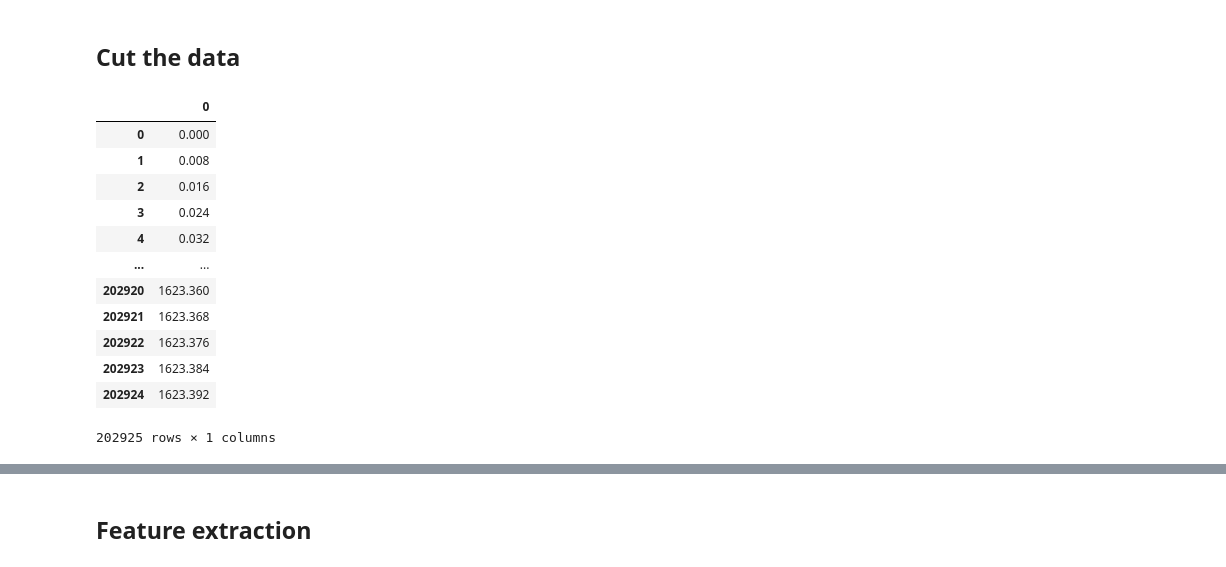
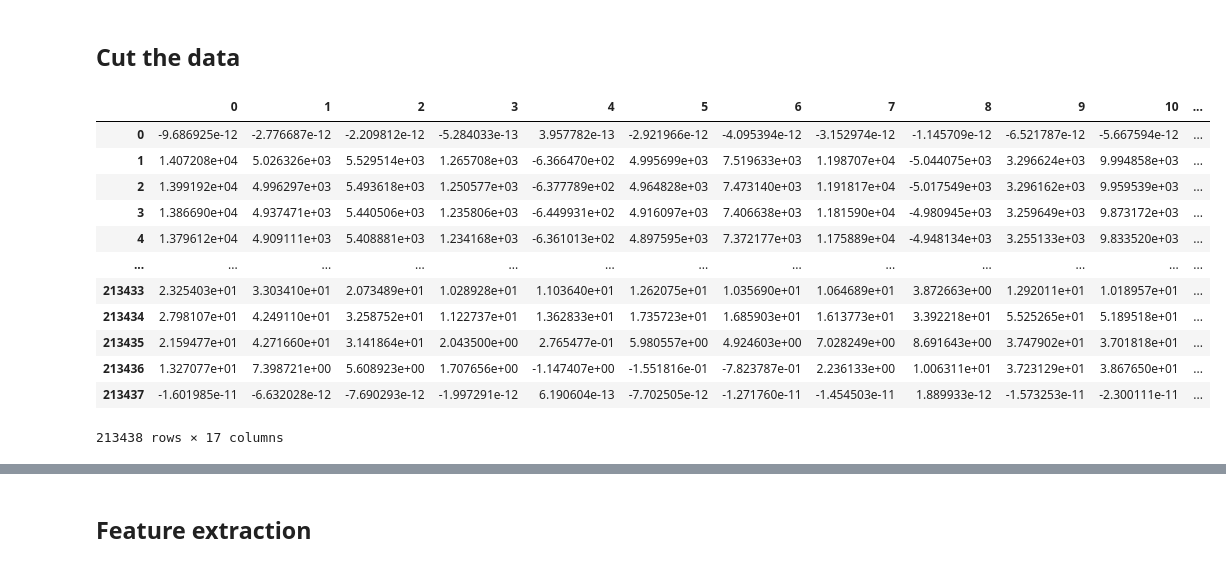
Before and after one commit to davidvblumenthal/nourriture_cEEG, a Jupyter notebook: EEG-Preprocessing-Template.ipynb, the cells around one changed output, grey strips where cells are left out. Drawn from its saved outputs; the diff is of its cells as text; code cells hidden in the pictures.

```diff
--- a/EEG-Preprocessing-Template.ipynb
+++ b/EEG-Preprocessing-Template.ipynb
@@ -31,7 +31,7 @@ eeg_list = ['time', 'L1', 'L2', 'L3', 'L4', 'L7', 'L8', 'L9', 'L10', 'R1', 'R2',
 #     for txt in folder.glob("*.txt")
 # ])
 # df
-df = pd.read_csv('eeg_data/OpenBCI-RAW-2021-12-20_12-39-23_edited.txt',header=[0],sep=',')
+df = pd.read_csv('eeg_data/Lukas.txt',header=[0],sep=',')
 # %%
 df.drop('Sample Index', axis=1)
 # %% [output]
@@ -62,8 +62,8 @@ Index(['Sample Index', ' EXG Channel 0', ' EXG Channel 1', ' EXG Channel 2',
        ' Timestamp', ' Other.7', ' Timestamp (Formatted)'],
       dtype='object')
 # %%
-df = df[[' Timestamp', ' EXG Channel 0', ' EXG Channel 1', ' EXG Channel 2', ' EXG Channel 3', ' EXG Channel 4', ' EXG Channel 5', ' EXG Channel 6', ' EXG Channel 7', ' EXG Channel 8', ' EXG Channel 9', ' EXG Channel 10', ' EXG Channel 11', ' EXG Channel 12', ' EXG Channel 13', ' EXG Channel 14', ' EXG Channel 15']]
-eeg_df = df.set_axis(eeg_list, axis=1, inplace=False)
+prepared_df = df[[' Timestamp', ' EXG Channel 0', ' EXG Channel 1', ' EXG Channel 2', ' EXG Channel 3', ' EXG Channel 4', ' EXG Channel 5', ' EXG Channel 6', ' EXG Channel 7', ' EXG Channel 8', ' EXG Channel 9', ' EXG Channel 10', ' EXG Channel 11', ' EXG Channel 12', ' EXG Channel 13', ' EXG Channel 14', ' EXG Channel 15']]
+eeg_df = prepared_df.set_axis(eeg_list, axis=1, inplace=False)
 # %%
 eeg_df
 # %% [output]
@@ -180,22 +182,26 @@ Interpolating 4 sensors
 # %%
 # Here you need to figure out now, how to extract the data per experiment condition/phase,
 # that you would like to extract features for;
 # Your goal is to get timestamps for when a part of the experiment started and when it ended.
 
 # Some information that you might need here
 # - You can use raw.get_data() to get to the cleaned signals and raw.times to get the now relative timestamps
 # - You can also combine raw.get_data() with your original timestamps that you have in the .txt file
+df1 = pd.DataFrame(raw.get_data())
+df1 = df1.transpose()
+df1[" Timestamp (Formatted)"] = df[" Timestamp (Formatted)"]
+df1
 # %% [output]
-|  | 0 |
-| 0 | 0.000 |
-| 1 | 0.008 |
-| 2 | 0.016 |
-| 3 | 0.024 |
-| 4 | 0.032 |
-| ... | ... |
-| 202920 | 1623.360 |
-| 202921 | 1623.368 |
-| 202922 | 1623.376 |
-| 202923 | 1623.384 |
-| 202924 | 1623.392 |
+|  | 0 | 1 | 2 | 3 | 4 | 5 | 6 | 7 | 8 | 9 | 10 | ... |
+| 0 | -9.686925e-12 | -2.776687e-12 | -2.209812e-12 | -5.284033e-13 | 3.957782e-13 | -2.921966e-12 | -4.095394e-12 | -3.152974e-12 | -1.145709e-12 | -6.521787e-12 | -5.667594e-12 | ... |
+| 1 | 1.407208e+04 | 5.026326e+03 | 5.529514e+03 | 1.265708e+03 | -6.366470e+02 | 4.995699e+03 | 7.519633e+03 | 1.198707e+04 | -5.044075e+03 | 3.296624e+03 | 9.994858e+03 | ... |
+| 2 | 1.399192e+04 | 4.996297e+03 | 5.493618e+03 | 1.250577e+03 | -6.377789e+02 | 4.964828e+03 | 7.473140e+03 | 1.191817e+04 | -5.017549e+03 | 3.296162e+03 | 9.959539e+03 | ... |
+| 3 | 1.386690e+04 | 4.937471e+03 | 5.440506e+03 | 1.235806e+03 | -6.449931e+02 | 4.916097e+03 | 7.406638e+03 | 1.181590e+04 | -4.980945e+03 | 3.259649e+03 | 9.873172e+03 | ... |
+| 4 | 1.379612e+04 | 4.909111e+03 | 5.408881e+03 | 1.234168e+03 | -6.361013e+02 | 4.897595e+03 | 7.372177e+03 | 1.175889e+04 | -4.948134e+03 | 3.255133e+03 | 9.833520e+03 | ... |
+| ... | ... | ... | ... | ... | ... | ... | ... | ... | ... | ... | ... | ... |
+| 213433 | 2.325403e+01 | 3.303410e+01 | 2.073489e+01 | 1.028928e+01 | 1.103640e+01 | 1.262075e+01 | 1.035690e+01 | 1.064689e+01 | 3.872663e+00 | 1.292011e+01 | 1.018957e+01 | ... |
+| 213434 | 2.798107e+01 | 4.249110e+01 | 3.258752e+01 | 1.122737e+01 | 1.362833e+01 | 1.735723e+01 | 1.685903e+01 | 1.613773e+01 | 3.392218e+01 | 5.525265e+01 | 5.189518e+01 | ... |
+| 213435 | 2.159477e+01 | 4.271660e+01 | 3.141864e+01 | 2.043500e+00 | 2.765477e-01 | 5.980557e+00 | 4.924603e+00 | 7.028249e+00 | 8.691643e+00 | 3.747902e+01 | 3.701818e+01 | ... |
+| 213436 | 1.327077e+01 | 7.398721e+00 | 5.608923e+00 | 1.707656e+00 | -1.147407e+00 | -1.551816e-01 | -7.823787e-01 | 2.236133e+00 | 1.006311e+01 | 3.723129e+01 | 3.867650e+01 | ... |
+| 213437 | -1.601985e-11 | -6.632028e-12 | -7.690293e-12 | -1.997291e-12 | 6.190604e-13 | -7.702505e-12 | -1.271760e-11 | -1.454503e-11 | 1.889933e-12 | -1.573253e-11 | -2.300111e-11 | ... |
-202925 rows × 1 columns
+213438 rows × 17 columns
```
Also changed, not shown: parts of 6 cells of this notebook, 4 other files.
